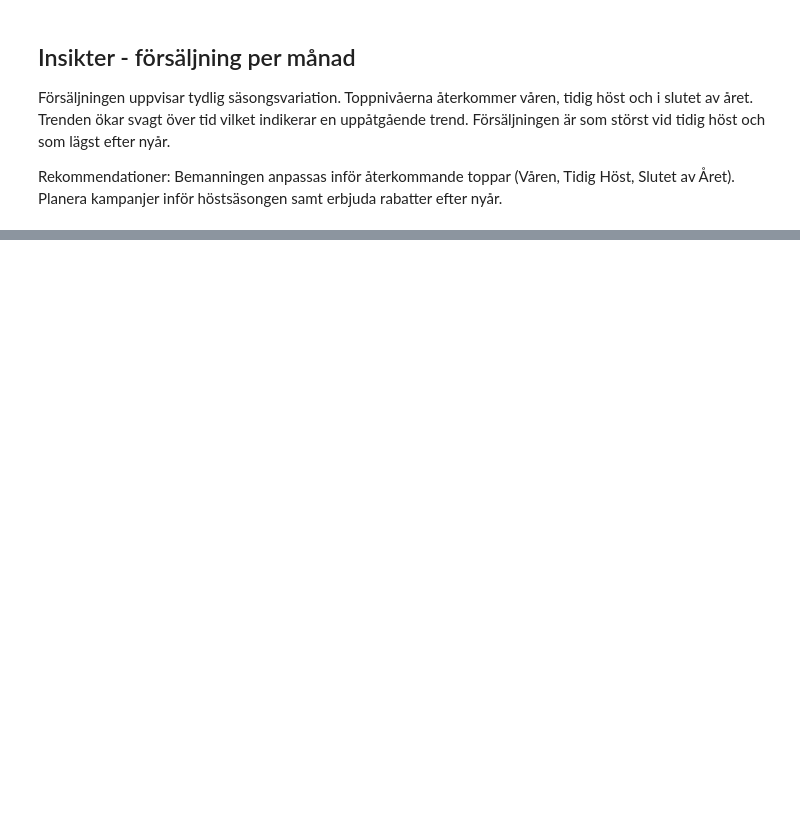
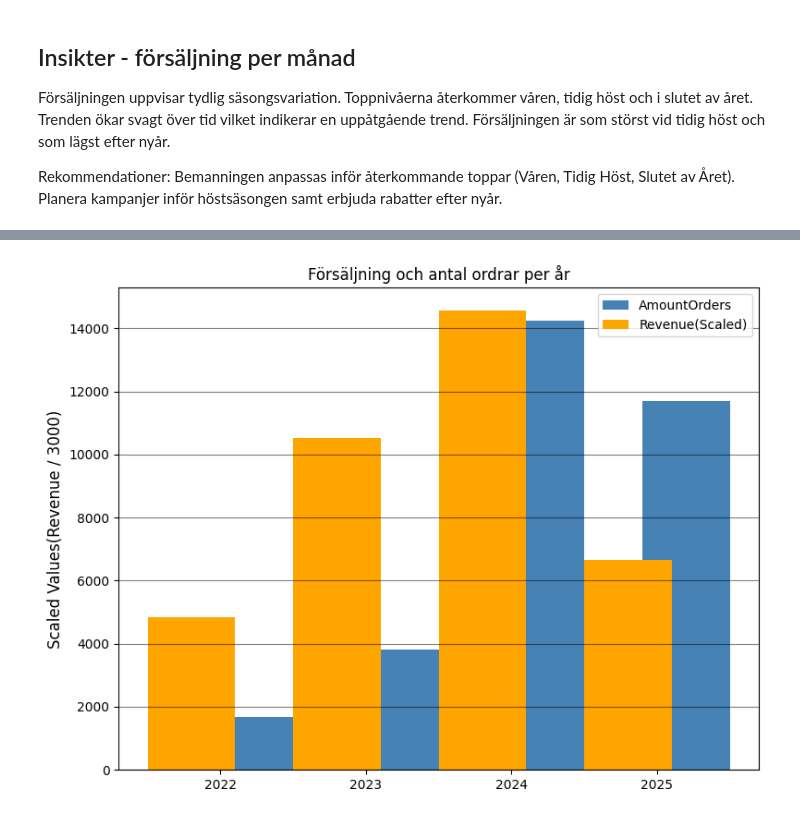
Before and after one commit to MarcusMorlock/SQLInl-mning_Marcus, a Jupyter notebook: report.ipynb, the cells around one changed output, grey strips where cells are left out. Cells and saved outputs as stored; diff of their text form; code cells hidden in the pictures; blank space fills up the shorter version.

```diff
--- a/report.ipynb
+++ b/report.ipynb
@@ -176,13 +242,34 @@ Planera kampanjer inför höstsäsongen samt erbjuda rabatter efter nyår.
+# %%
+query_sell_order_per_year = """
+SELECT
+
+COUNT(*) as AmountOrders,
+YEAR(soh.OrderDate) as OrderYear,
+SUM(soh.SubTotal) as Revenue
+
+FROM Sales.SalesOrderHeader as soh
+GROUP BY YEAR(soh.OrderDate)
+ORDER BY YEAR(soh.OrderDate) ASC
+"""
+query_sell_order_per_year_df = sql_report.query_df(query_sell_order_per_year)
 # %%
-fig ,ax = plt.subplots(figsize=(10,6))
-X = simple_df["YearMonth"]
-Y = simple_df["Revenue"]
-ax.plot(X, Y, marker="o", linestyle="-", linewidth="3")
+fig ,ax = plt.subplots(figsize=(8,6))
+X = query_sell_order_per_year_df["OrderYear"].astype(int)
+Y = query_sell_order_per_year_df["AmountOrders"]
+Y2 = query_sell_order_per_year_df["Revenue"]
 
-ax.ticklabel_format(style="plain", axis="y")
-ax.set_title("Monthly Revenue from Mid-2022 to 2024", fontsize=16)
-ax.set_xlabel("Year-Month", fontsize="15")
-ax.set_ylabel("Revenue", fontsize="15")
-ax.grid(True, axis="both")
+width = 0.4
+
+bars_amount_orders  = ax.bar(X + width/2, Y, label="AmountOrders", color="steelblue", width= 0.6)
+bars_revenue = ax.bar(X - width/2, Y2 / 3000, label="Revenue(Scaled)", color="orange", width= 0.6)
+ax.set_title("Försäljning och antal ordrar per år")
+ax.set_xticklabels(X)
+ax.set_xticks(X)
+ax.set_ylabel("Scaled Values(Revenue / 3000)", fontsize="12")
+
+ax.grid(True, axis="y", alpha=0.5, color="black")
+ax.legend()
 
 plt.tight_layout()
+# %% [output]
+[figure, added]
```
Also changed, not shown: parts of 8 cells of this notebook, 4 other files.
